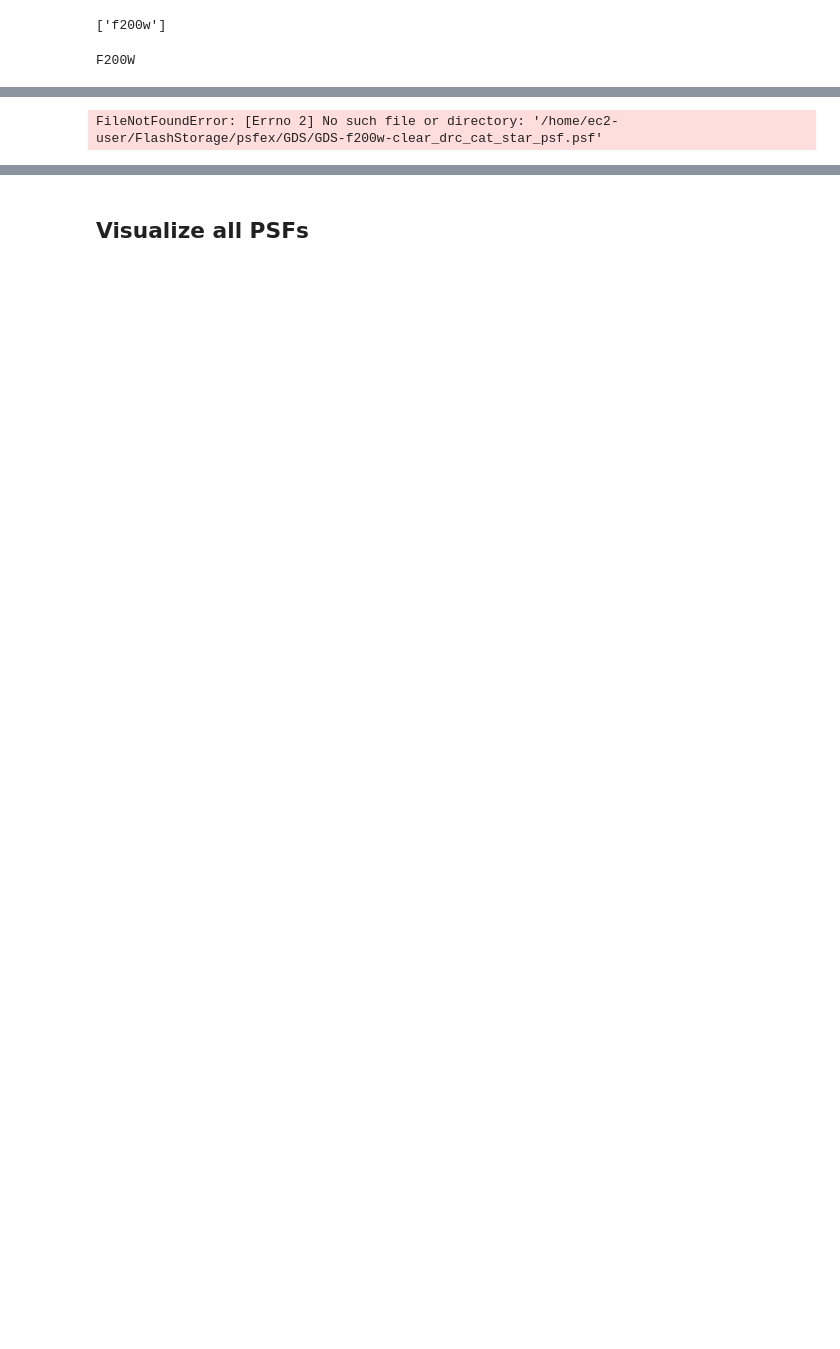
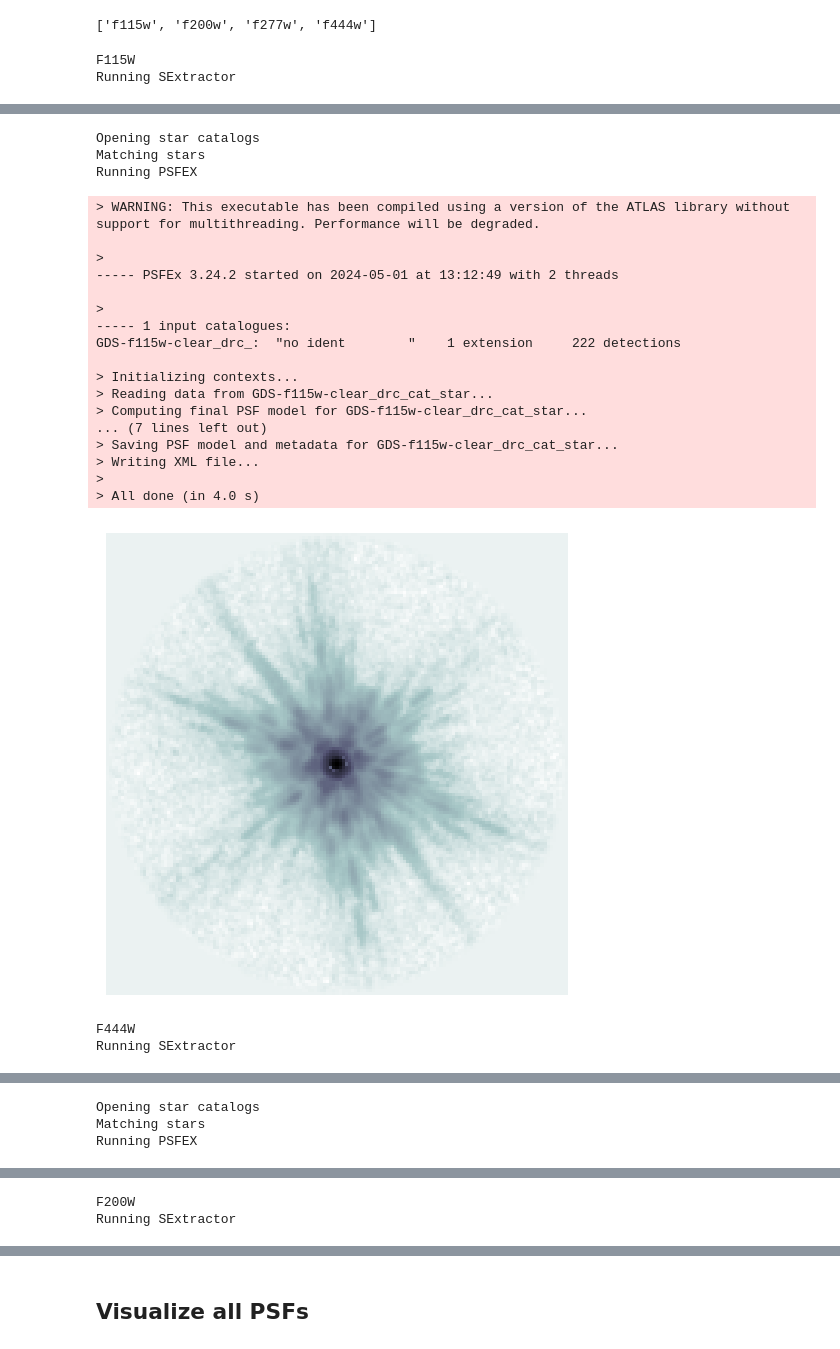
Before and after one commit to AstroAure/DJA-SEpp, a Jupyter notebook: 03.1_SingleBand-PSF.ipynb, the cells around one changed output, grey strips where cells are left out. Cells and saved outputs as stored; diff of their text form; code cells hidden in the pictures; blank space fills up the shorter version.

```diff
--- a/03.1_SingleBand-PSF.ipynb
+++ b/03.1_SingleBand-PSF.ipynb
@@ -60,7 +28,8 @@ s3.upload_file(f"/home/ec2-user/FlashStorage/catalog/{field}/{field}_drc_cat_sta
 # %%
 # PSF in other images
 # filter_list = ['f090w', 'f115w', 'f150w', 'f182m', 'f200w', 'f210m', 'f277w', 'f335m', 'f356w', 'f410m', 'f444w']
-filter_list = [re.search('(f\d+\w+)', filename).group(1) for filename in glob.glob(f"/home/ec2-user/FlashStorage/image/{field}/*sci*")]
+filter_list = [re.search('(f\d+\w+)', filename).group(1) for filename in glob.glob(f"/FlashStorage/image/{field}/*sci*")]
+filter_list.sort()
 filter_list
 # %% [output]
-['f200w']
+['f115w', 'f200w', 'f277w', 'f444w']
@@ -71,23 +36,26 @@ s3.upload_file("/home/ec2-user/FlashStorage/catalog/GDS/GDS_drc_cat.fits", 'aure
 # %%
-for filter in filter_list:
+for filter in ['f115w', 'f444w', 'f200w']:
     print(filter.upper())
-    starsex.extract_stars_catalog(detect_img      = glob.glob(f"/home/ec2-user/FlashStorage/image/{field}/*{filter}*sci.fits")[0], \
-                                  weight_img      = glob.glob(f"/home/ec2-user/FlashStorage/image/{field}/*{filter}*wht.fits")[0], \
-                                  output_cat      = f"/home/ec2-user/FlashStorage/catalog/{field}/{field}-{filter}-clear_drc_cat.fits", \
-                                  output_cat_star = f"/home/ec2-user/FlashStorage/catalog/{field}/{field}-{filter}-clear_drc_cat_star.fits", \
-                                  input_cat_star  = f"/home/ec2-user/FlashStorage/catalog/{field}/{field}_drc_cat_star.fits", \
+    print("Running SExtractor")
+    starsex.extract_stars_catalog(detect_img      = glob.glob(f"/FlashStorage/image/{field}/*{filter}*sci.fits")[0], \
+                                  weight_img      = glob.glob(f"/FlashStorage/image/{field}/*{filter}*wht.fits")[0], \
+                                  output_cat      = f"/FlashStorage/catalog/{field}/{field}-{filter}-clear_drc_cat.fits", \
+                                  output_cat_star = f"/FlashStorage/catalog/{field}/{field}-{filter}-clear_drc_cat_star.fits", \
+                                  input_cat_star  = f"/FlashStorage/catalog/{field}/{field}_drc_cat_star.fits", \
                                   config_file     = "/home/ec2-user/DAWN/DJA-SEpp/config/PSFEx-Cat-JWST.sex", \
                                   params_file     = "/home/ec2-user/DAWN/DJA-SEpp/config/PSFEx-Cat-JWST-SW.param", \
-                                  dir_chckimg     = f"/home/ec2-user/FlashStorage/checkimages/{'/'.join(field.split('/')[:-1])}", \
+                                  dir_chckimg     = f"/FlashStorage/checkimages/{field}", \
                                   detect_thresh = 2.5, \
-                                  save_chckimg = True, plot = True, verbose = True)
-    psfex.run_psfex(cat_name    = f"/home/ec2-user/FlashStorage/catalog/{field}/{field}-{filter}-clear_drc_cat_star.fits",
-                    output_cat  = f"/home/ec2-user/FlashStorage/catalog/{field}/{field}-{filter}-clear_drc_cat_star_psf.fits",
-                    dir_chckimg = f"/home/ec2-user/FlashStorage/checkimages/{field}",
-                    dir_psfex   = f"/home/ec2-user/FlashStorage/psfex/{field}",
+                                  save_chckimg = False, plot = False, clean = True, run_sex = True, verbose = True)
+    print("Running PSFEX")
+    psfex.run_psfex(cat_name    = f"/FlashStorage/catalog/{field}/{field}-{filter}-clear_drc_cat_star.fits",
+                    output_cat  = f"/FlashStorage/catalog/{field}/{field}-{filter}-clear_drc_cat_star_psf.fits",
+                    dir_chckimg = f"/FlashStorage/checkimages/{field}",
+                    dir_psfex   = f"/FlashStorage/psfex/{field}",
                     config_file = "/home/ec2-user/DAWN/DJA-SEpp/config/psfex_default.conf",
                     fwhm_range  = '1.0, 10.0',
                     save_psf_png = True,
                     verbose = True)
 # %% [output]
-F200W
+F115W
+Running SExtractor
@@ -101 +79,23 @@ F200W
-FileNotFoundError: [Errno 2] No such file or directory: '/home/ec2-user/FlashStorage/psfex/GDS/GDS-f200w-clear_drc_cat_star_psf.psf'
+Opening star catalogs
+Matching stars
+Running PSFEX
+> WARNING: This executable has been compiled using a version of the ATLAS library without support for multithreading. Performance will be degraded.
+
+>
+----- PSFEx 3.24.2 started on 2024-05-01 at 13:12:49 with 2 threads
+
+>
+----- 1 input catalogues:
+GDS-f115w-clear_drc_:  "no ident        "    1 extension     222 detections
+
+> Initializing contexts...
+> Reading data from GDS-f115w-clear_drc_cat_star...
+> Computing final PSF model for GDS-f115w-clear_drc_cat_star...
+... (7 lines left out)
+> Saving PSF model and metadata for GDS-f115w-clear_drc_cat_star...
+> Writing XML file...
+>
+> All done (in 4.0 s)
+[figure, added]
+F444W
+Running SExtractor
@@ -101,0 +119,3 @@ FileNotFoundError: [Errno 2] No such file or directory: '/home/ec2-user/FlashSto
+Opening star catalogs
+Matching stars
+Running PSFEX
@@ -101,0 +140,2 @@ FileNotFoundError: [Errno 2] No such file or directory: '/home/ec2-user/FlashSto
+F200W
+Running SExtractor
```
Also changed, not shown: parts of 8 cells of this notebook, 3 other files.
